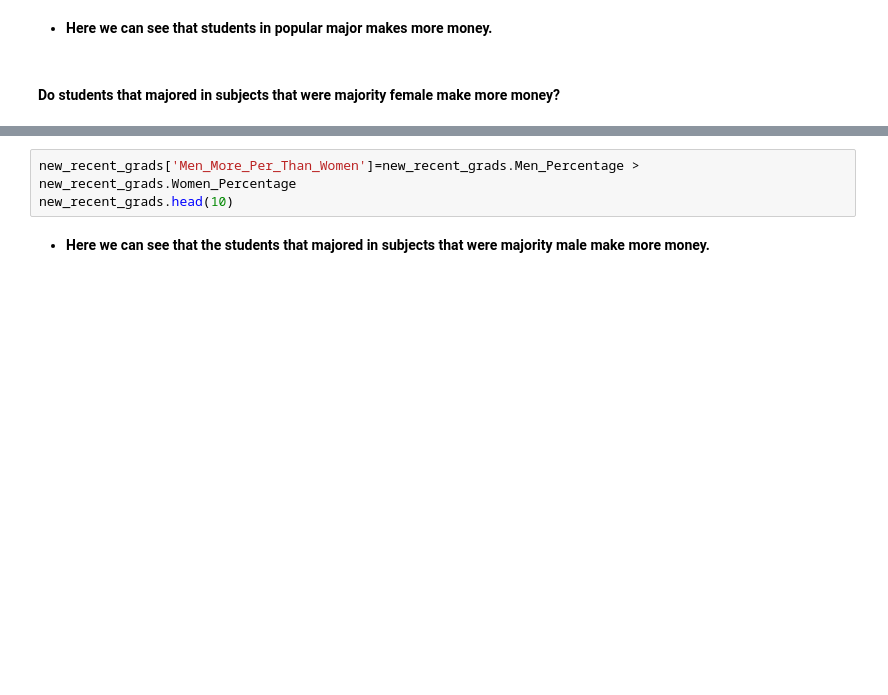
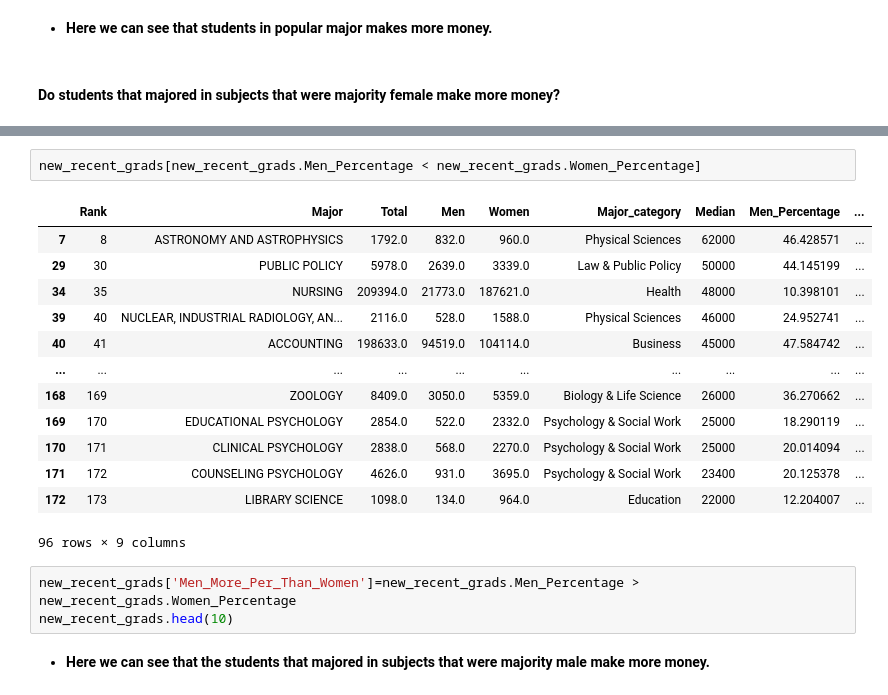
Before and after one commit to tayyabsarfraz/Introduction-to-Data-Analyst-and-Data-Science, a Jupyter notebook: Module no 02- Python for Data Scientists/02 - Pandas for Data Scientists/Lec-2.10(Pandas-01-From-Python-Dictionary-to-Pandas-Dataframe).ipynb, the cells around one changed output, grey strips where cells are left out. Cells and saved outputs as stored; diff of their text form; blank space fills up the shorter version.

```diff
--- a/Module no 02- Python for Data Scientists/02 - Pandas for Data Scientists/Lec-2.10(Pandas-01-From-Python-Dictionary-to-Pandas-Dataframe).ipynb
+++ b/Module no 02- Python for Data Scientists/02 - Pandas for Data Scientists/Lec-2.10(Pandas-01-From-Python-Dictionary-to-Pandas-Dataframe).ipynb
@@ -707,3 +899,19 @@ new_recent_grads.head(10)
+# %%
+new_recent_grads[new_recent_grads.Men_Percentage < new_recent_grads.Women_Percentage]
+# %% [output]
+|  | Rank | Major | Total | Men | Women | Major_category | Median | Men_Percentage | ... |
+| 7 | 8 | ASTRONOMY AND ASTROPHYSICS | 1792.0 | 832.0 | 960.0 | Physical Sciences | 62000 | 46.428571 | ... |
+| 29 | 30 | PUBLIC POLICY | 5978.0 | 2639.0 | 3339.0 | Law & Public Policy | 50000 | 44.145199 | ... |
+| 34 | 35 | NURSING | 209394.0 | 21773.0 | 187621.0 | Health | 48000 | 10.398101 | ... |
+| 39 | 40 | NUCLEAR, INDUSTRIAL RADIOLOGY, AN... | 2116.0 | 528.0 | 1588.0 | Physical Sciences | 46000 | 24.952741 | ... |
+| 40 | 41 | ACCOUNTING | 198633.0 | 94519.0 | 104114.0 | Business | 45000 | 47.584742 | ... |
+| ... | ... | ... | ... | ... | ... | ... | ... | ... | ... |
+| 168 | 169 | ZOOLOGY | 8409.0 | 3050.0 | 5359.0 | Biology & Life Science | 26000 | 36.270662 | ... |
+| 169 | 170 | EDUCATIONAL PSYCHOLOGY | 2854.0 | 522.0 | 2332.0 | Psychology & Social Work | 25000 | 18.290119 | ... |
+| 170 | 171 | CLINICAL PSYCHOLOGY | 2838.0 | 568.0 | 2270.0 | Psychology & Social Work | 25000 | 20.014094 | ... |
+| 171 | 172 | COUNSELING PSYCHOLOGY | 4626.0 | 931.0 | 3695.0 | Psychology & Social Work | 23400 | 20.125378 | ... |
+| 172 | 173 | LIBRARY SCIENCE | 1098.0 | 134.0 | 964.0 | Education | 22000 | 12.204007 | ... |
+96 rows × 9 columns
 # %%
 new_recent_grads['Men_More_Per_Than_Women']=new_recent_grads.Men_Percentage > new_recent_grads.Women_Percentage
 new_recent_grads.head(10)
```
Also changed, not shown: parts of 14 cells of this notebook.
